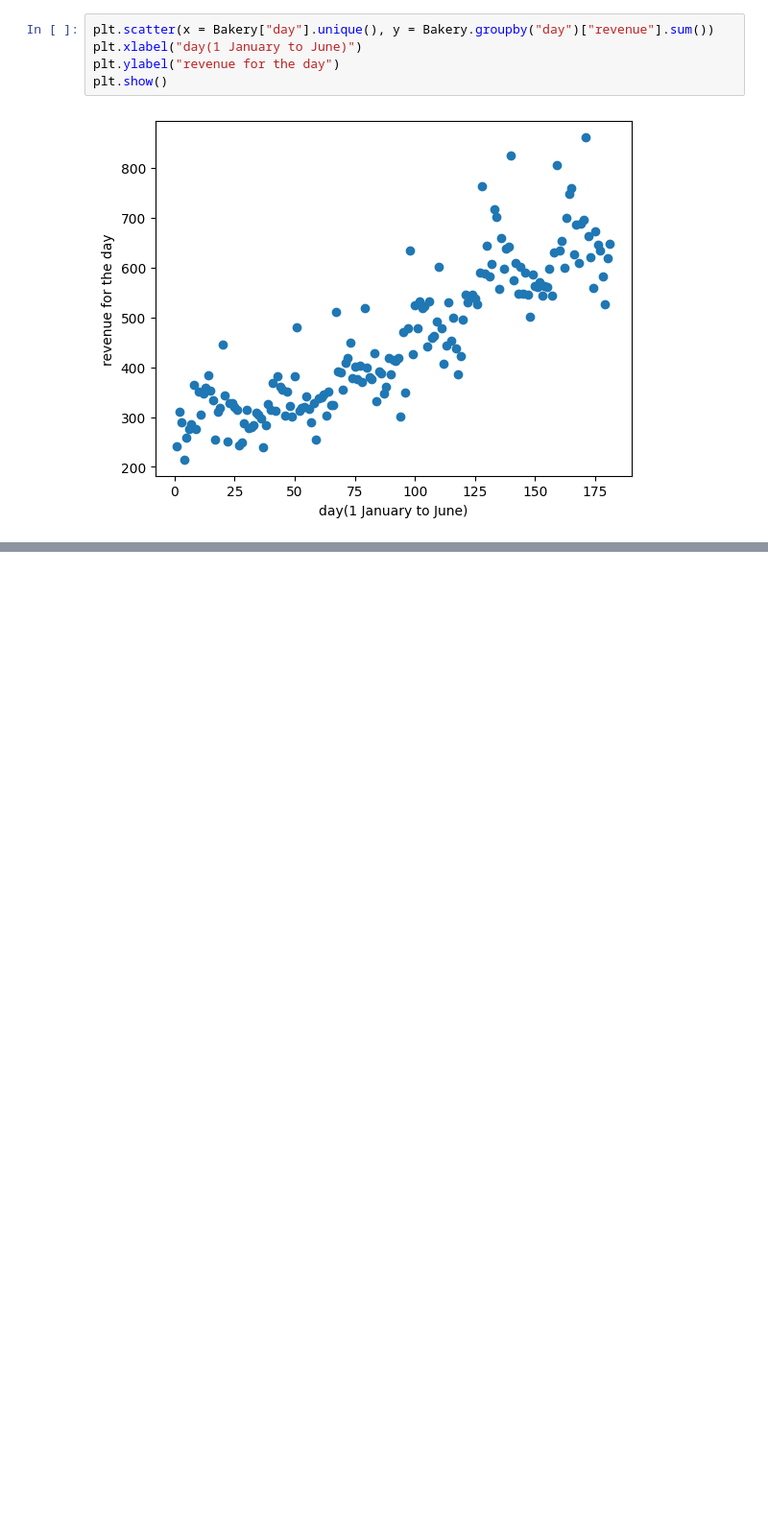
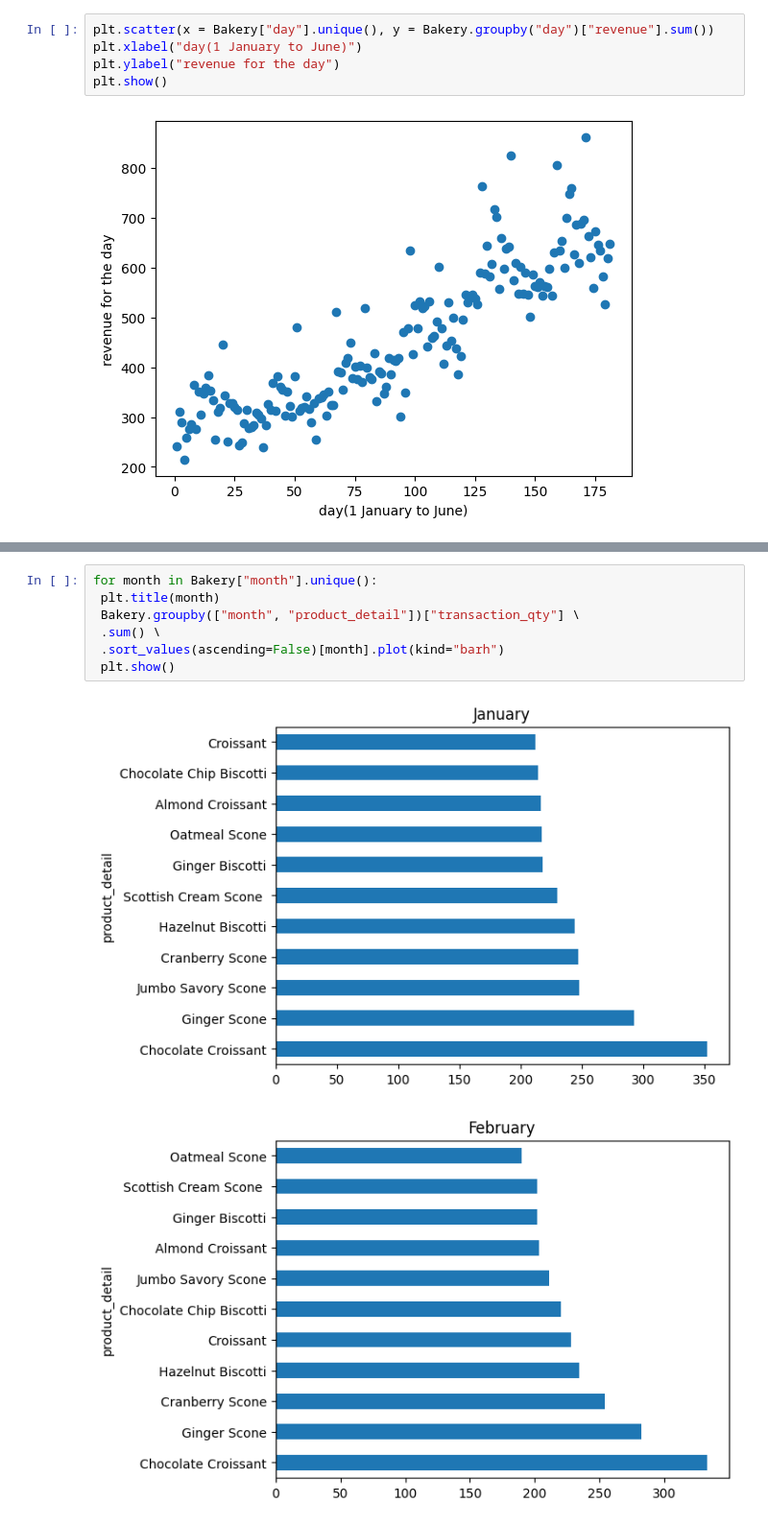
Before and after one commit to Sta1ks/Coffeeshop-analysis, a Jupyter notebook: working_folder/analysis.ipynb, the cells around one changed output, grey strips where cells are left out. Shown at 96% size. Cells and saved outputs as stored; diff of their text form; blank space fills up the shorter version.

```diff
--- a/working_folder/analysis.ipynb
+++ b/working_folder/analysis.ipynb
@@ -398,0 +430,10 @@ plt.show()
+# %%
+for month in Bakery["month"].unique():
+ plt.title(month)
+ Bakery.groupby(["month", "product_detail"])["transaction_qty"] \
+ .sum() \
+ .sort_values(ascending=False)[month].plot(kind="barh")
+ plt.show()
+# %% [output]
+[figure, added]
+[figure, added]
```
Also changed, not shown: parts of 8 cells of this notebook, 1 other file.
